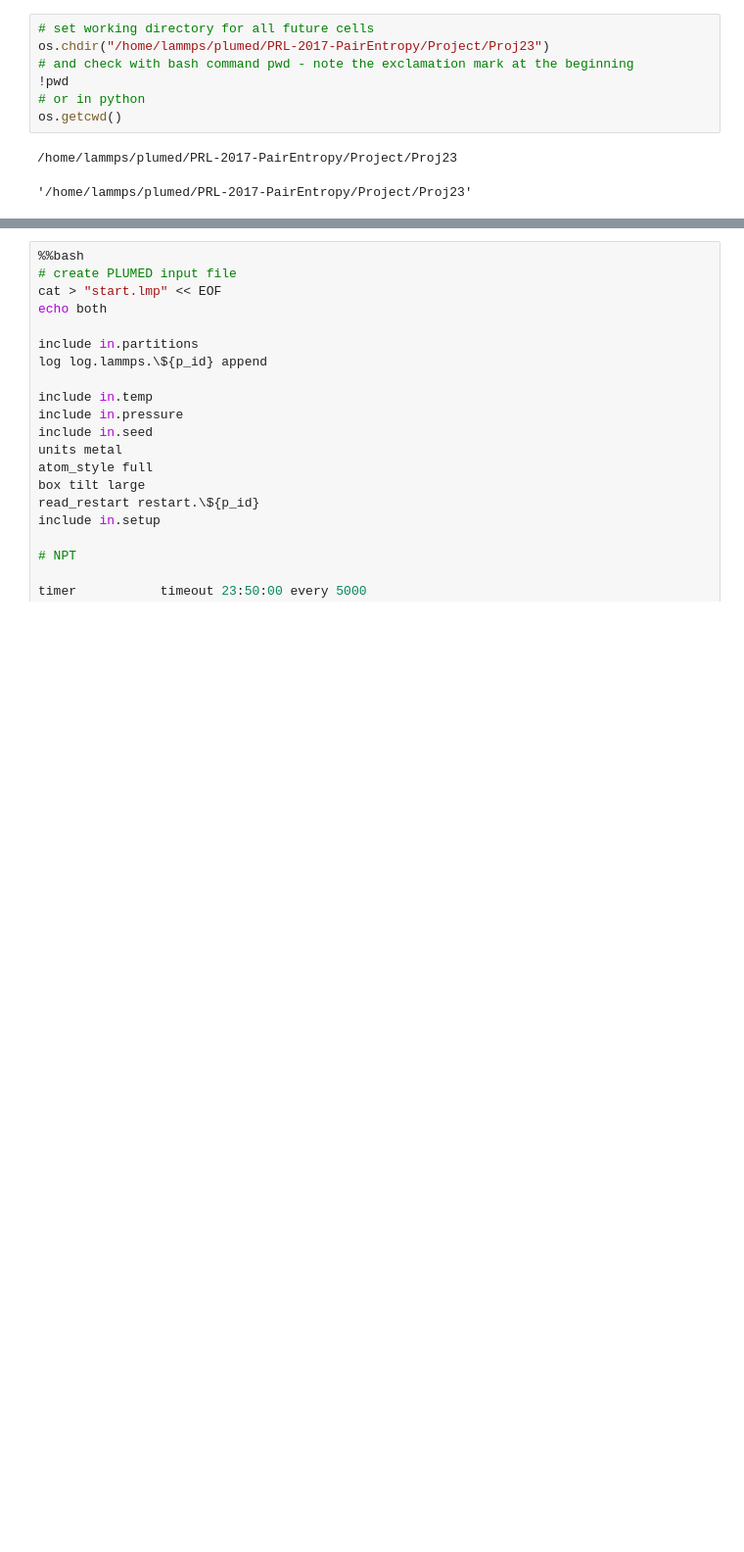
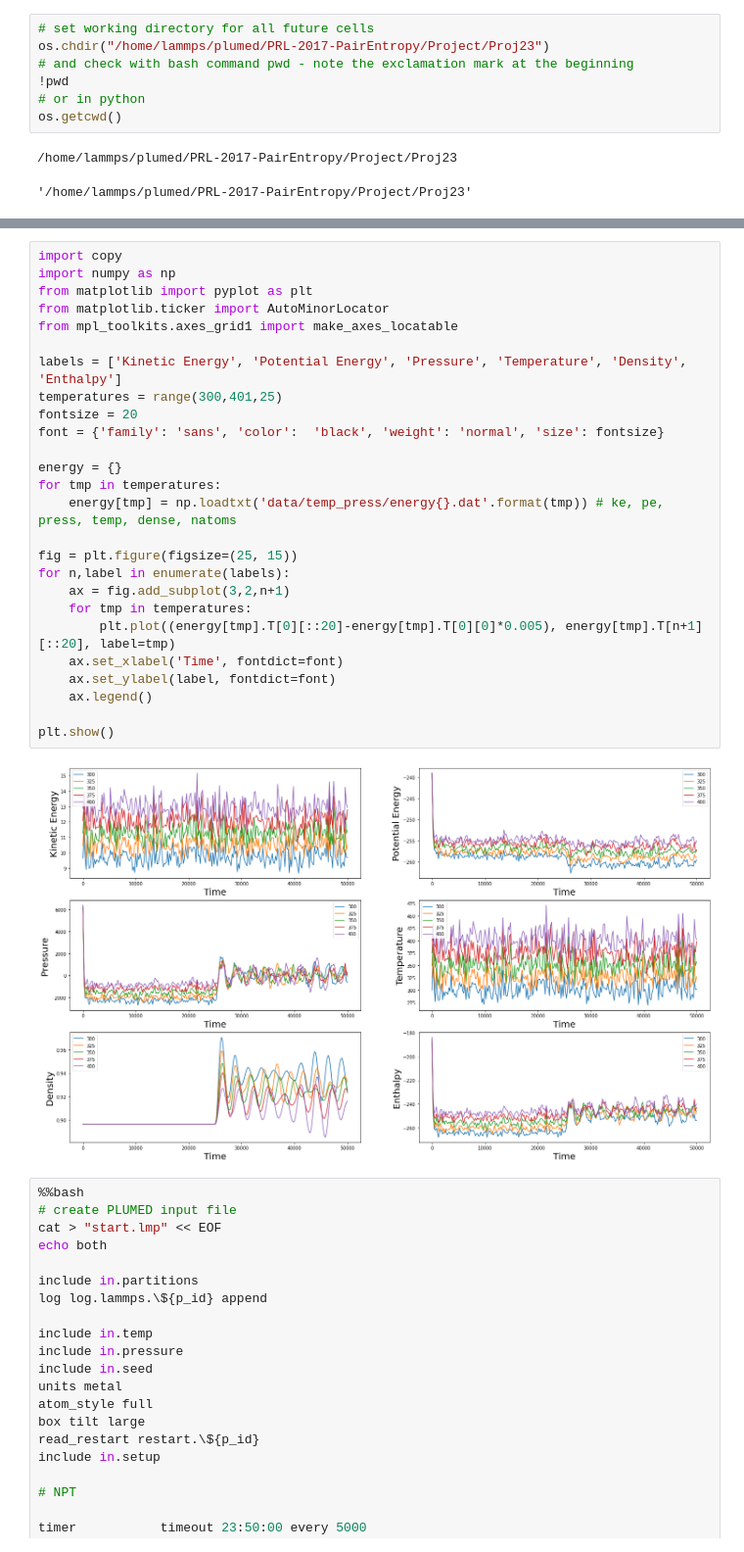
Before and after one commit to yaminbens/Proj23, a Jupyter notebook: prep.ipynb, the cells around one changed output, grey strips where cells are left out. Shown at 98% size. Drawn from its saved outputs; the diff is of its cells as text; blank space fills up the shorter version.

```diff
--- a/prep.ipynb
+++ b/prep.ipynb
@@ -234,3 +350,31 @@ Total wall time: 0:00:09
+# %%
+import copy
+import numpy as np
+from matplotlib import pyplot as plt
+from matplotlib.ticker import AutoMinorLocator
+from mpl_toolkits.axes_grid1 import make_axes_locatable
+
+labels = ['Kinetic Energy', 'Potential Energy', 'Pressure', 'Temperature', 'Density', 'Enthalpy']
+temperatures = range(300,401,25)
+fontsize = 20
+font = {'family': 'sans', 'color':  'black', 'weight': 'normal', 'size': fontsize}
+
+energy = {}
+for tmp in temperatures:
+    energy[tmp] = np.loadtxt('data/temp_press/energy{}.dat'.format(tmp)) # ke, pe, press, temp, dense, natoms
+
+fig = plt.figure(figsize=(25, 15))
+for n,label in enumerate(labels):
+    ax = fig.add_subplot(3,2,n+1)
+    for tmp in temperatures:
+        plt.plot((energy[tmp].T[0][::20]-energy[tmp].T[0][0]*0.005), energy[tmp].T[n+1][::20], label=tmp)
+    ax.set_xlabel('Time', fontdict=font)
+    ax.set_ylabel(label, fontdict=font)
+    ax.legend()
+
+plt.show()
+# %% [output]
+[figure, added]
 # %%
 %%bash
 # create PLUMED input file
```
Also changed, not shown: parts of 9 cells of this notebook, 22 other files.
